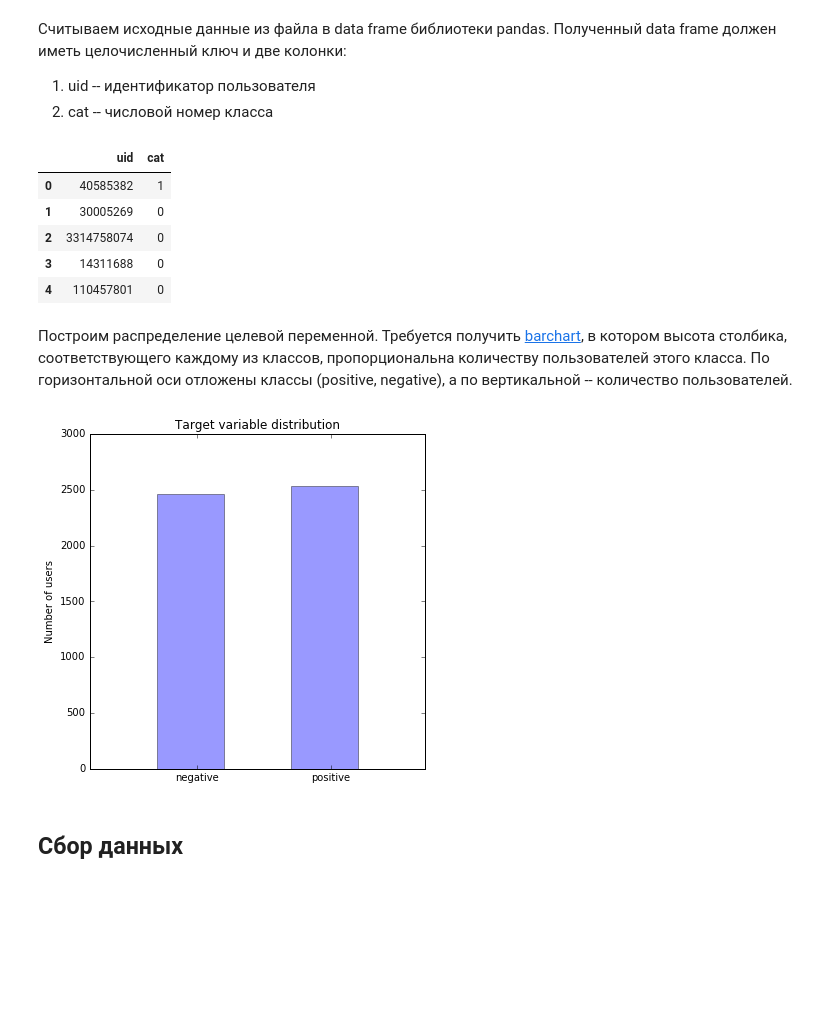
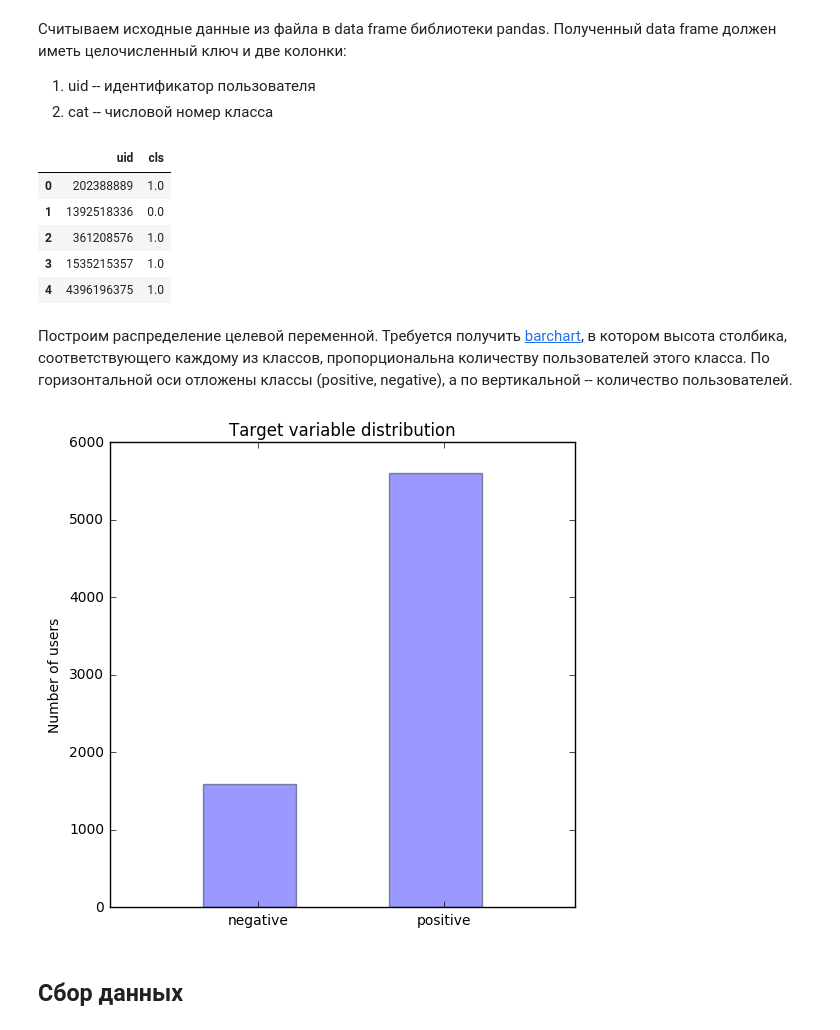
Before and after one commit to anokhin/sfera-dm, a Jupyter notebook: project/homework-1-st.ipynb, the cells around one changed output. Saved outputs shown, nothing was run; the diff lists cells and outputs as text; code cells hidden in the pictures; blank space fills up the shorter version.

```diff
--- a/project/homework-1-st.ipynb
+++ b/project/homework-1-st.ipynb
@@ -35,36 +35,36 @@ Populating the interactive namespace from numpy and matplotlib
 1. uid -- идентификатор пользователя
 2. cat -- числовой номер класса
 # %%
-TRAINING_SET_URL = "twitter_train.txt"
-EXAMPLE_SET_URL = "twitter_example.txt"
-df_users_train = pd.read_csv(TRAINING_SET_URL, sep=",", header=0, names=["uid", "cat"])
-df_users_ex = pd.read_csv(EXAMPLE_SET_URL, sep=",", header=0, names=["uid", "cat"])
-df_users_ex['cat'] = None
+TRAINING_SET_PATH = "train.csv"
+TESTING_SET_PATH = "test.csv"
+df_users_train = pd.read_csv(TRAINING_SET_PATH, sep=",", header=0)
+df_users_ex = pd.read_csv(TESTING_SET_PATH, sep=",", header=0)
+df_users_ex['cls'] = None
 df_users = pd.concat([df_users_train, df_users_ex])
 df_users.head()
 # %% [output]
-|  | uid | cat |
-| 0 | 40585382 | 1 |
-| 1 | 30005269 | 0 |
-| 2 | 3314758074 | 0 |
-| 3 | 14311688 | 0 |
-| 4 | 110457801 | 0 |
+|  | uid | cls |
+| 0 | 202388889 | 1.0 |
+| 1 | 1392518336 | 0.0 |
+| 2 | 361208576 | 1.0 |
+| 3 | 1535215357 | 1.0 |
+| 4 | 4396196375 | 1.0 |
 # %% [markdown]
 Построим распределение целевой переменной. Требуется получить [barchart](http://www.wikiwand.com/en/Bar_chart), в котором высота столбика, соответствующего каждому из классов, пропорциональна количеству пользователей этого класса. По горизонтальной оси отложены классы (positive, negative), а по вертикальной -- количество пользователей.
 # %%
 # Compute the distribution of the target variable
-counts, bins = np.histogram(df_users_train["cat"], bins=[0,1,2])
+counts, bins = np.histogram(df_users_train["cls"], bins=[0,1,2])
 
 # Plot the distribution
 pl.figure(figsize=(6,6))
 pl.bar(bins[:-1], counts, width=0.5, alpha=0.4)
 pl.xticks(bins[:-1] + 0.3, ["negative", "positive"])
 pl.xlim(bins[0] - 0.5, bins[-1])
 pl.ylabel("Number of users")
 pl.title("Target variable distribution")
 pl.show()
 # %% [output]
-[figure, old version]
+[figure, new version]
 # %% [markdown]
 ## Сбор данных
 # %% [markdown]
```
Also changed, not shown: parts of 4 cells of this notebook.
